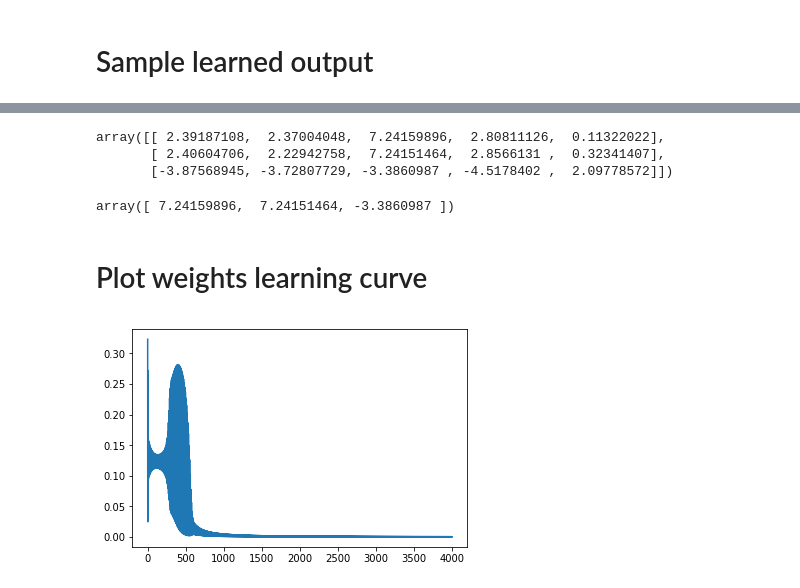
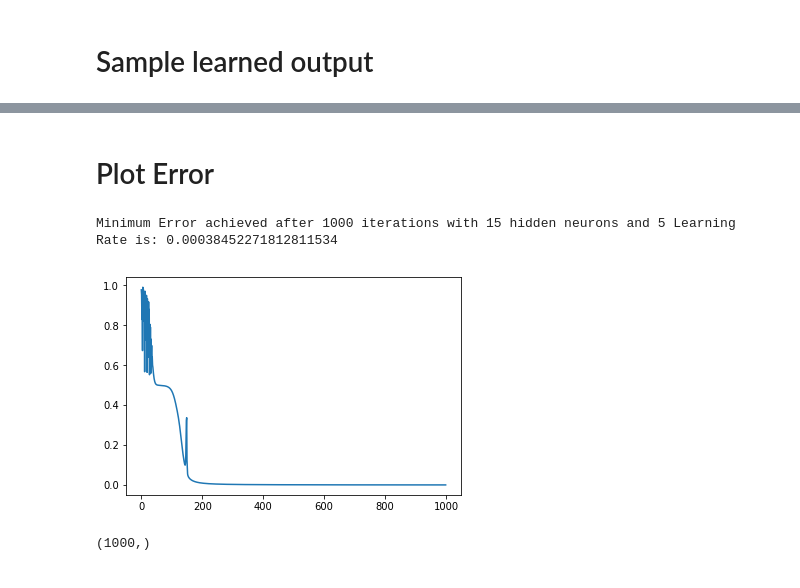
Before and after one commit to etzimopoulos/COURSE-DSDJ-Zero-to-Deep-Dive-ML, a Jupyter notebook: Week 4 HW - XOR Neural Network.ipynb, the cells around one changed output, grey strips where cells are left out. Cells and saved outputs as stored; diff of their text form; code cells hidden in the pictures.

```diff
--- a/Week 4 HW - XOR Neural Network.ipynb
+++ b/Week 4 HW - XOR Neural Network.ipynb
@@ -42,20 +38,18 @@ def feedforward(X):
 # Define Parameters
 # %%
 # Learning Rate
-eta = 3
+eta = 5
 
 # Number of epochs for learning
 epochs = 1000
 
 # Number of Hidden Neurons
-hidden = 5
+hidden = 15
 # %% [markdown]
 # Initialize the weights
 # %%
 w01 = np.random.random((len(X[0]), hidden))
 w12 = np.random.random((hidden, 1))
 
-
-# w01_list = []
-# w12_list = []
-w01
+w01_list = []
+w12_list = []
@@ -235,23 +166,17 @@ plt.plot(E_o_total)
-# %%
-len(w01_list)
-w01
-# %% [output]
-array([[ 2.39187108,  2.37004048,  7.24159896,  2.80811126,  0.11322022],
-       [ 2.40604706,  2.22942758,  7.24151464,  2.8566131 ,  0.32341407],
-       [-3.87568945, -3.72807729, -3.3860987 , -4.5178402 ,  2.09778572]])
-# %%
-w01[:,2]
-# %% [output]
-array([ 7.24159896,  7.24151464, -3.3860987 ])
 # %% [markdown]
 
-# Plot weights learning curve
+# Plot Error
 # %%
 
-#for row in w01[:]
+print("Minimum Error achieved after", epochs, "iterations with", hidden, "hidden neurons and", eta, "Learning Rate is:",min(E_o))
 
-plt.plot(E_o_total)
+plt.plot(E_o)
 #plt.axis([0, epochs, 0, 100])
 plt.show()
 # %% [output]
+Minimum Error achieved after 1000 iterations with 15 hidden neurons and 5 Learning Rate is: 0.00038452271812811534
-[figure, old version]
+[figure, new version]
+# %%
+E_o.shape
+# %% [output]
+(1000,)
```
Also changed, not shown: parts of 16 cells of this notebook.
